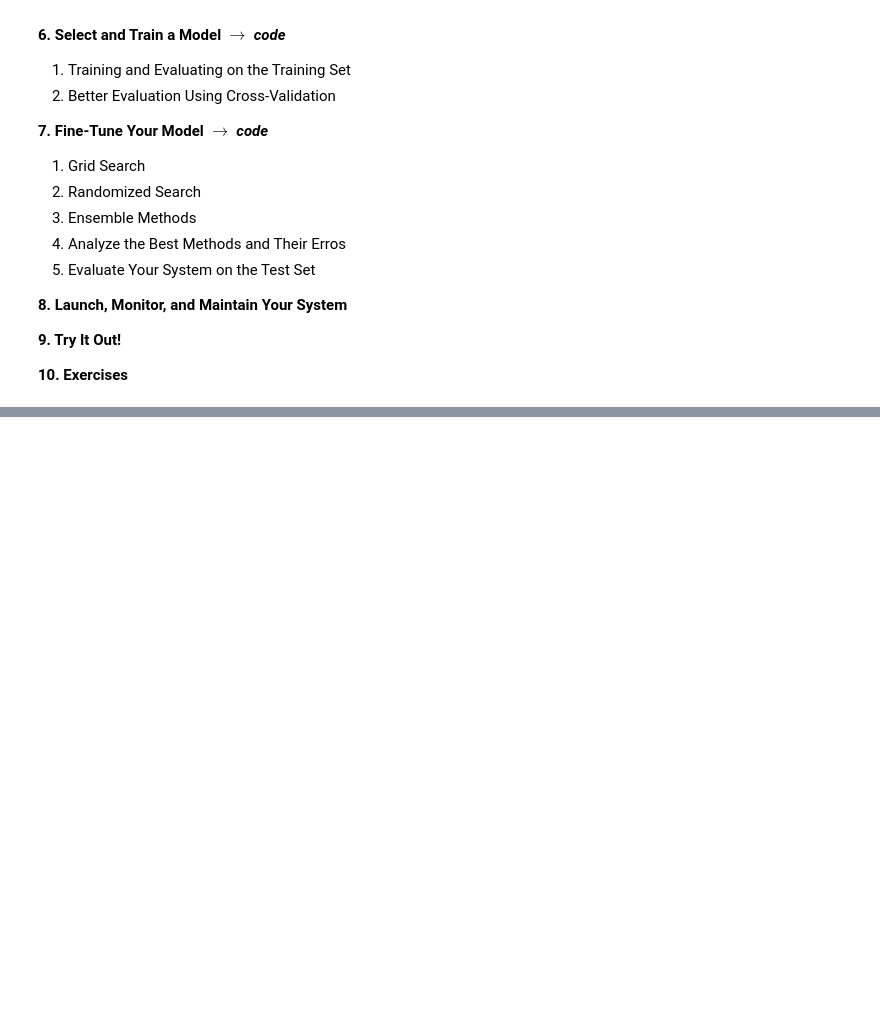
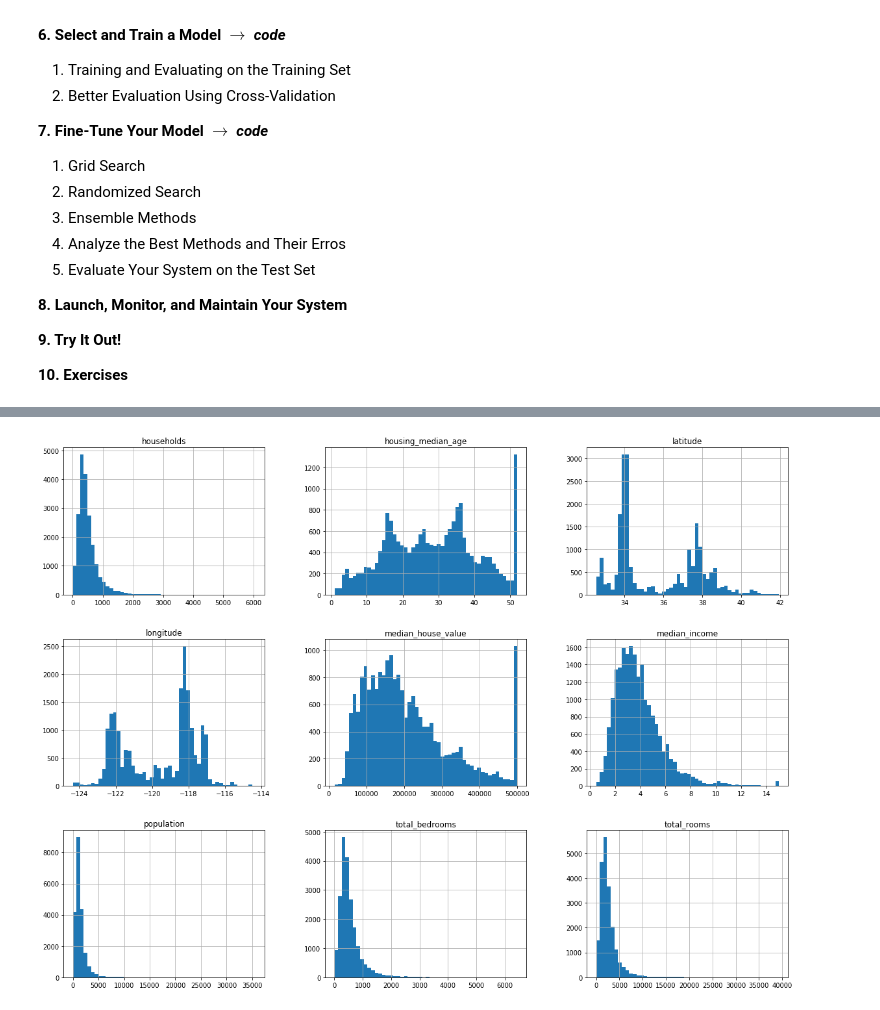
Before and after one commit to seanswyi/ml_study_group, a Jupyter notebook: Machine Learning/hands_on_ml/ch2_end-to-end-machine-learning-project.ipynb, the cells around one changed output, grey strips where cells are left out. Drawn from its saved outputs; the diff is of its cells as text; code cells hidden in the pictures; blank space fills up the shorter version.

```diff
--- a/Machine Learning/hands_on_ml/ch2_end-to-end-machine-learning-project.ipynb
+++ b/Machine Learning/hands_on_ml/ch2_end-to-end-machine-learning-project.ipynb
@@ -209,0 +267,15 @@ More details can be found here:
+# %%
+import pandas as pd
+
+
+def load_housing_data(housing_path=HOUSING_PATH): # Function to load housing data.
+    csv_path = os.path.join(housing_path, "housing.csv")
+    print("csv_path = {}".format(csv_path))
+    return pd.read_csv(csv_path)
+
+
+housing_data = load_housing_data() # Store housing data into variable housing_data.
+
+print("type(housing_data) = {}".format(type(housing_data)))
+print('\n')
+housing_data.head()
@@ -209,0 +352,9 @@ More details can be found here:
+# %%
+%matplotlib inline
+import matplotlib.pyplot as plt
+
+
+housing_data.hist(bins=50, figsize=(20, 15))
+plt.show()
+# %% [output]
+[figure, added]
```
Also changed, not shown: parts of 23 cells of this notebook, 1 other file.
